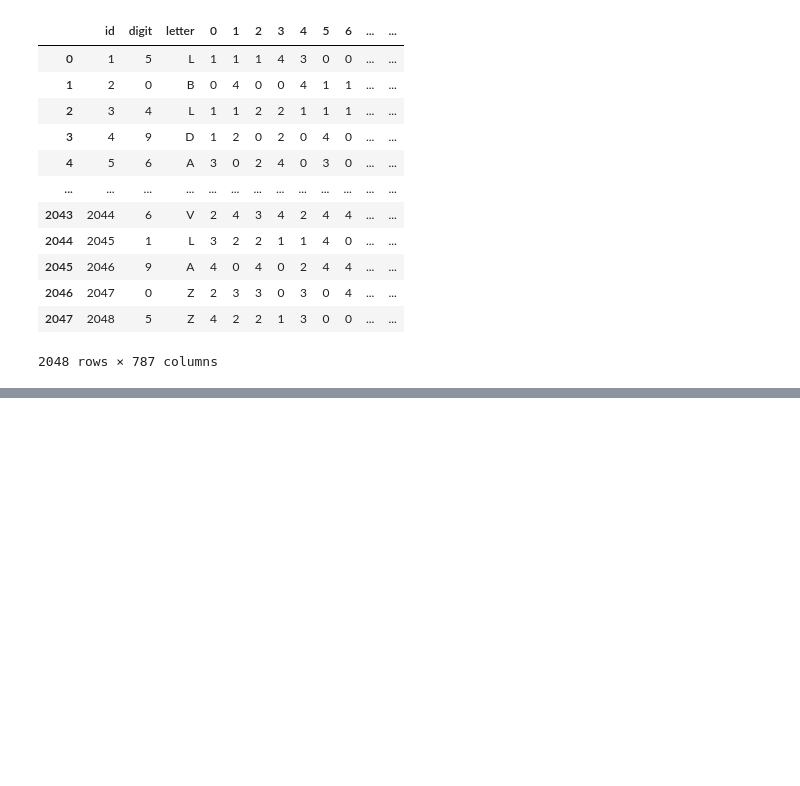
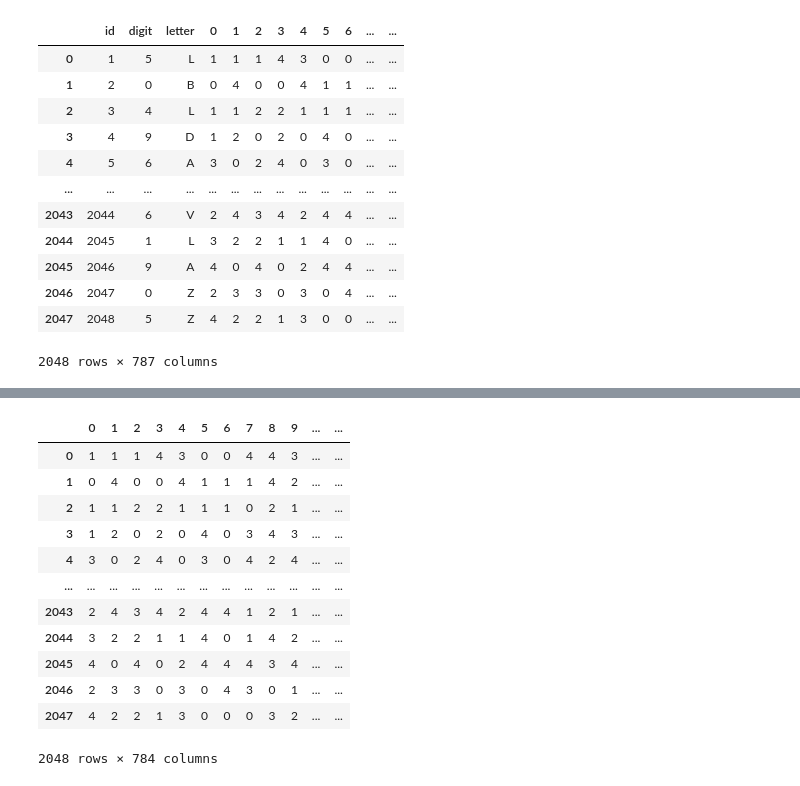
Before and after one commit to lhk063/Winter, a Jupyter notebook: 데이콘/컴퓨터 비전 학습 경진대회/cnn_mnist.ipynb, the cells around one changed output, grey strips where cells are left out. Saved outputs shown, nothing was run; the diff lists cells and outputs as text; code cells hidden in the pictures; blank space fills up the shorter version.

```diff
--- a/데이콘/컴퓨터 비전 학습 경진대회/cnn_mnist.ipynb
+++ b/데이콘/컴퓨터 비전 학습 경진대회/cnn_mnist.ipynb
@@ -120,3 +105,6 @@ train
 | 2046 | 2047 | 0 | Z | 2 | 3 | 3 | 0 | 3 | 0 | 4 | ... | ... |
 | 2047 | 2048 | 5 | Z | 4 | 2 | 2 | 1 | 3 | 0 | 0 | ... | ... |
 2048 rows × 787 columns
+# %%
+aa = train.copy()
+aa
@@ -122,0 +143,17 @@ train
+# %%
+xtrain = aa.drop(['id', 'digit', 'letter'], axis = 1)
+xtrain
+# %% [output]
+|  | 0 | 1 | 2 | 3 | 4 | 5 | 6 | 7 | 8 | 9 | ... | ... |
+| 0 | 1 | 1 | 1 | 4 | 3 | 0 | 0 | 4 | 4 | 3 | ... | ... |
+| 1 | 0 | 4 | 0 | 0 | 4 | 1 | 1 | 1 | 4 | 2 | ... | ... |
+| 2 | 1 | 1 | 2 | 2 | 1 | 1 | 1 | 0 | 2 | 1 | ... | ... |
+| 3 | 1 | 2 | 0 | 2 | 0 | 4 | 0 | 3 | 4 | 3 | ... | ... |
+| 4 | 3 | 0 | 2 | 4 | 0 | 3 | 0 | 4 | 2 | 4 | ... | ... |
+| ... | ... | ... | ... | ... | ... | ... | ... | ... | ... | ... | ... | ... |
+| 2043 | 2 | 4 | 3 | 4 | 2 | 4 | 4 | 1 | 2 | 1 | ... | ... |
+| 2044 | 3 | 2 | 2 | 1 | 1 | 4 | 0 | 1 | 4 | 2 | ... | ... |
+| 2045 | 4 | 0 | 4 | 0 | 2 | 4 | 4 | 4 | 3 | 4 | ... | ... |
+| 2046 | 2 | 3 | 3 | 0 | 3 | 0 | 4 | 3 | 0 | 1 | ... | ... |
+| 2047 | 4 | 2 | 2 | 1 | 3 | 0 | 0 | 0 | 3 | 2 | ... | ... |
+2048 rows × 784 columns
```
Also changed, not shown: parts of 35 cells of this notebook, 2 other files.
